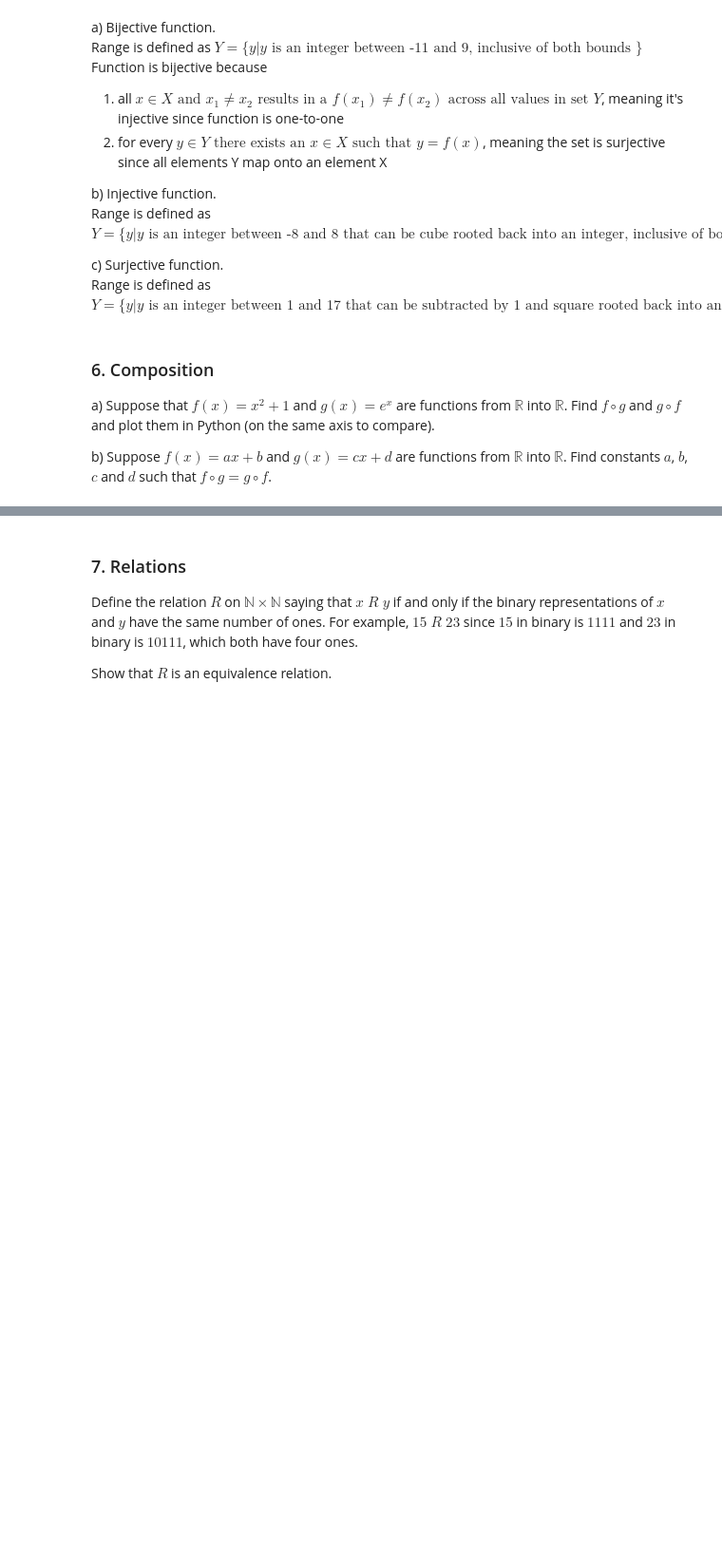
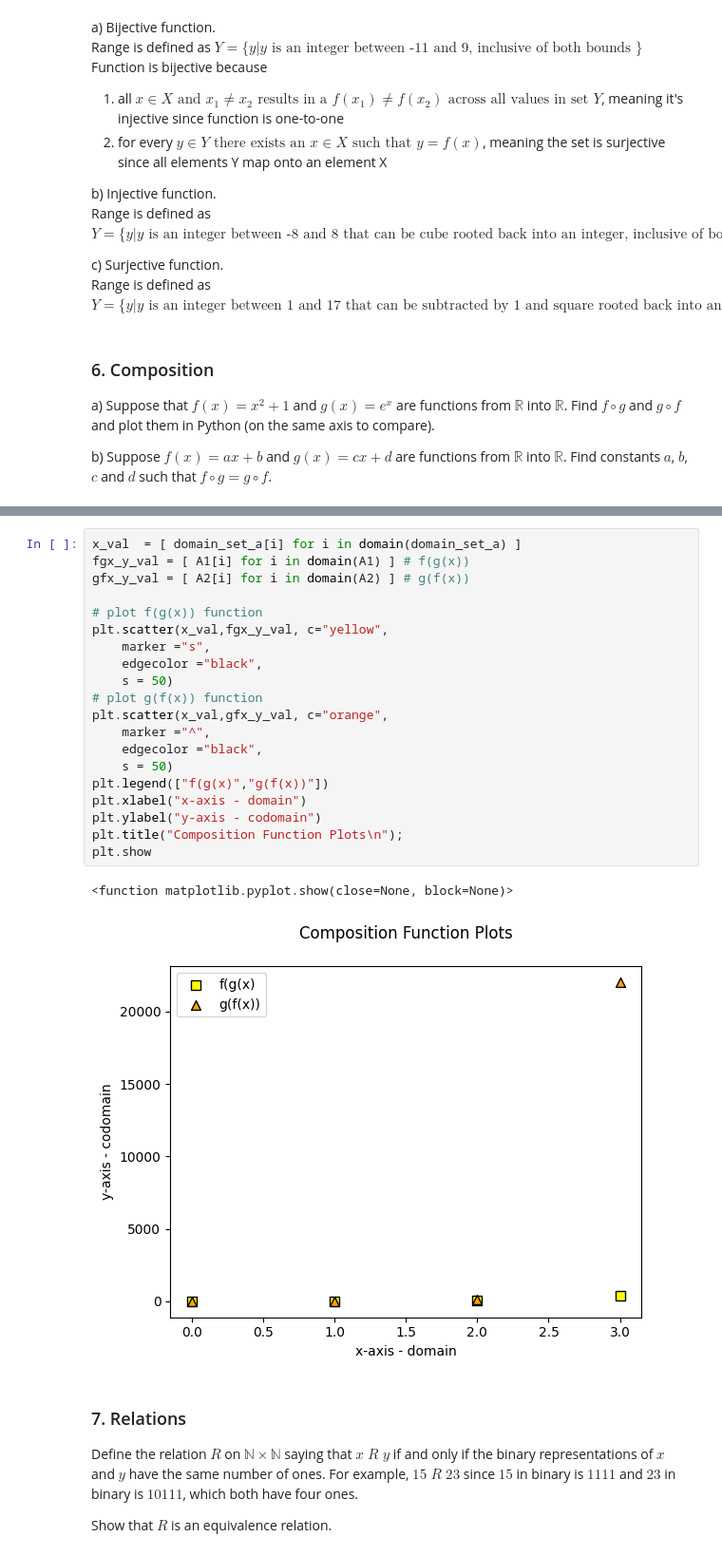
Before and after one commit to enriquea02/uw, a Jupyter notebook: eep502_analytical_methods_for_electrical_engineering/homework/HW_02_Sets_functions_relations_eantunano.ipynb, the cells around one changed output, grey strips where cells are left out. Shown at 95% size. Saved outputs shown, nothing was run; the diff lists cells and outputs as text; blank space fills up the shorter version.

```diff
--- a/eep502_analytical_methods_for_electrical_engineering/homework/HW_02_Sets_functions_relations_eantunano.ipynb
+++ b/eep502_analytical_methods_for_electrical_engineering/homework/HW_02_Sets_functions_relations_eantunano.ipynb
@@ -366,3 +407,26 @@ b) Suppose $f(x) = a x + b$ and $g(x) = c x + d$ are functions from $\mathbb{R}$
+# %%
+x_val  = [ domain_set_a[i] for i in domain(domain_set_a) ]
+fgx_y_val = [ A1[i] for i in domain(A1) ] # f(g(x))
+gfx_y_val = [ A2[i] for i in domain(A2) ] # g(f(x))
+
+# plot f(g(x)) function
+plt.scatter(x_val,fgx_y_val, c="yellow",
+    marker ="s",
+    edgecolor ="black",
+    s = 50)
+# plot g(f(x)) function
+plt.scatter(x_val,gfx_y_val, c="orange",
+    marker ="^",
+    edgecolor ="black",
+    s = 50)
+plt.legend(["f(g(x)","g(f(x))"])
+plt.xlabel("x-axis - domain")
+plt.ylabel("y-axis - codomain")
+plt.title("Composition Function Plots\n");
+plt.show
+# %% [output]
+<function matplotlib.pyplot.show(close=None, block=None)>
+[figure, added]
 # %% [markdown]
 ### 7. Relations
 
```
Also changed, not shown: parts of 1 cell of this notebook.
